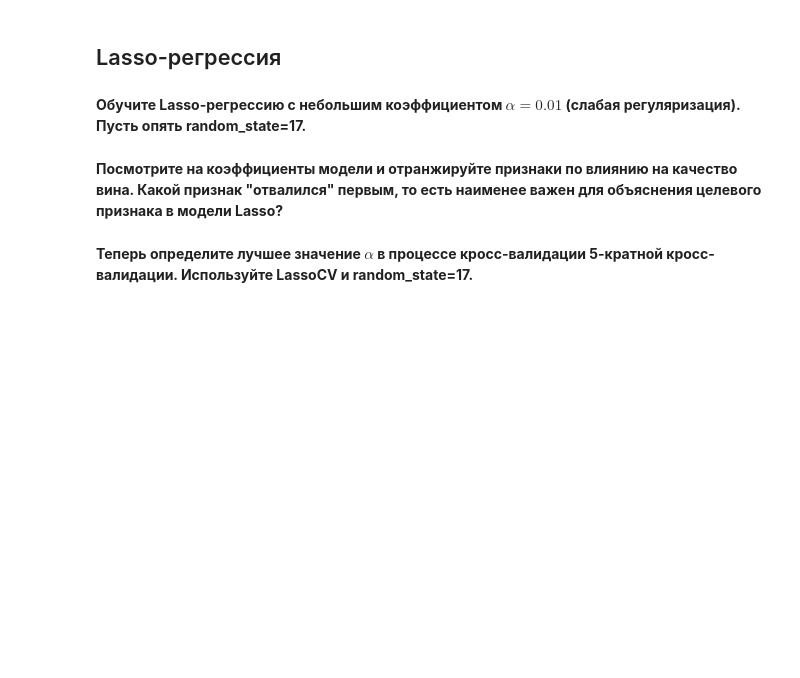
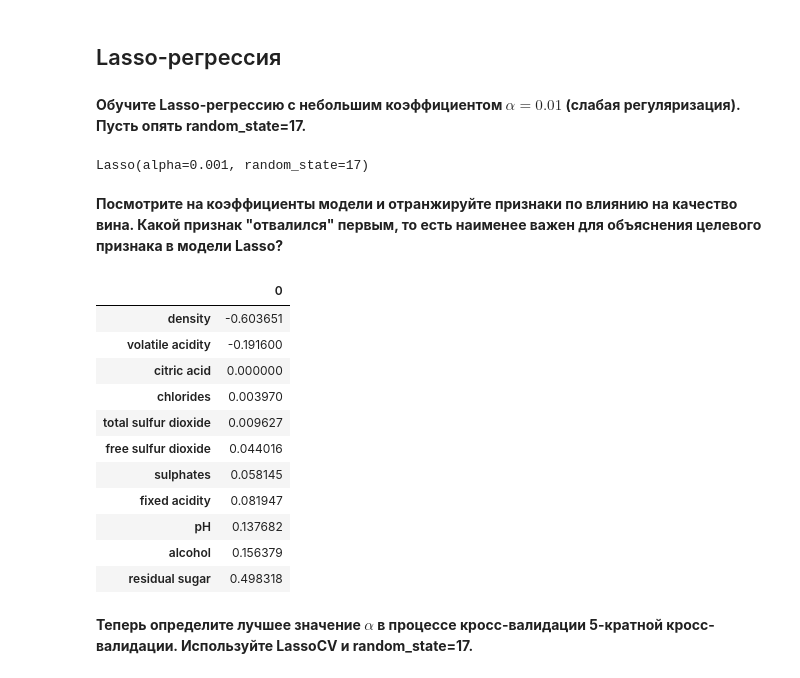
Before and after one commit to Nikc-mk/ODSml, a Jupyter notebook: ДЗ 6.ipynb, the cells around one changed output. Saved outputs shown, nothing was run; the diff lists cells and outputs as text; code cells hidden in the pictures; blank space fills up the shorter version.

```diff
--- a/ДЗ 6.ipynb
+++ b/ДЗ 6.ipynb
@@ -91,13 +132,28 @@ linreg_coef.sort_values # Ваш код здесь
 # %% [markdown]
 **Обучите Lasso-регрессию с небольшим коэффициентом $\alpha = 0.01$ (слабая регуляризация). Пусть опять random_state=17.**
 # %%
-lasso1 = Lasso # Ваш код здесь
-lasso1.fit # Ваш код здесь
+lasso1 = Lasso(alpha=0.001, random_state=17) # Ваш код здесь
+lasso1.fit(X_train_scaled, y_train) # Ваш код здесь
+# %% [output]
+Lasso(alpha=0.001, random_state=17)
 # %% [markdown]
 **Посмотрите на коэффициенты модели и отранжируйте признаки по влиянию на качество вина. Какой признак "отвалился" первым, то есть наименее важен для объяснения целевого признака в модели Lasso?**
 # %%
-lasso1_coef = pd.DataFrame # Ваш код здесь
-lasso1_coef.sort_values # Ваш код здесь
+lasso1_coef = pd.DataFrame(lasso1.coef_, index=data.drop('quality', axis=1).columns.values) # Ваш код здесь
+lasso1_coef.sort_values(by=0) # Ваш код здесь
+# %% [output]
+|  | 0 |
+| density | -0.603651 |
+| volatile acidity | -0.191600 |
+| citric acid | 0.000000 |
+| chlorides | 0.003970 |
+| total sulfur dioxide | 0.009627 |
+| free sulfur dioxide | 0.044016 |
+| sulphates | 0.058145 |
+| fixed acidity | 0.081947 |
+| pH | 0.137682 |
+| alcohol | 0.156379 |
+| residual sugar | 0.498318 |
 # %% [markdown]
 **Теперь определите лучшее значение $\alpha$ в процессе кросс-валидации 5-кратной кросс-валидации. Используйте LassoCV и random_state=17.**
 # %%
```
Also changed, not shown: parts of 18 cells of this notebook.
